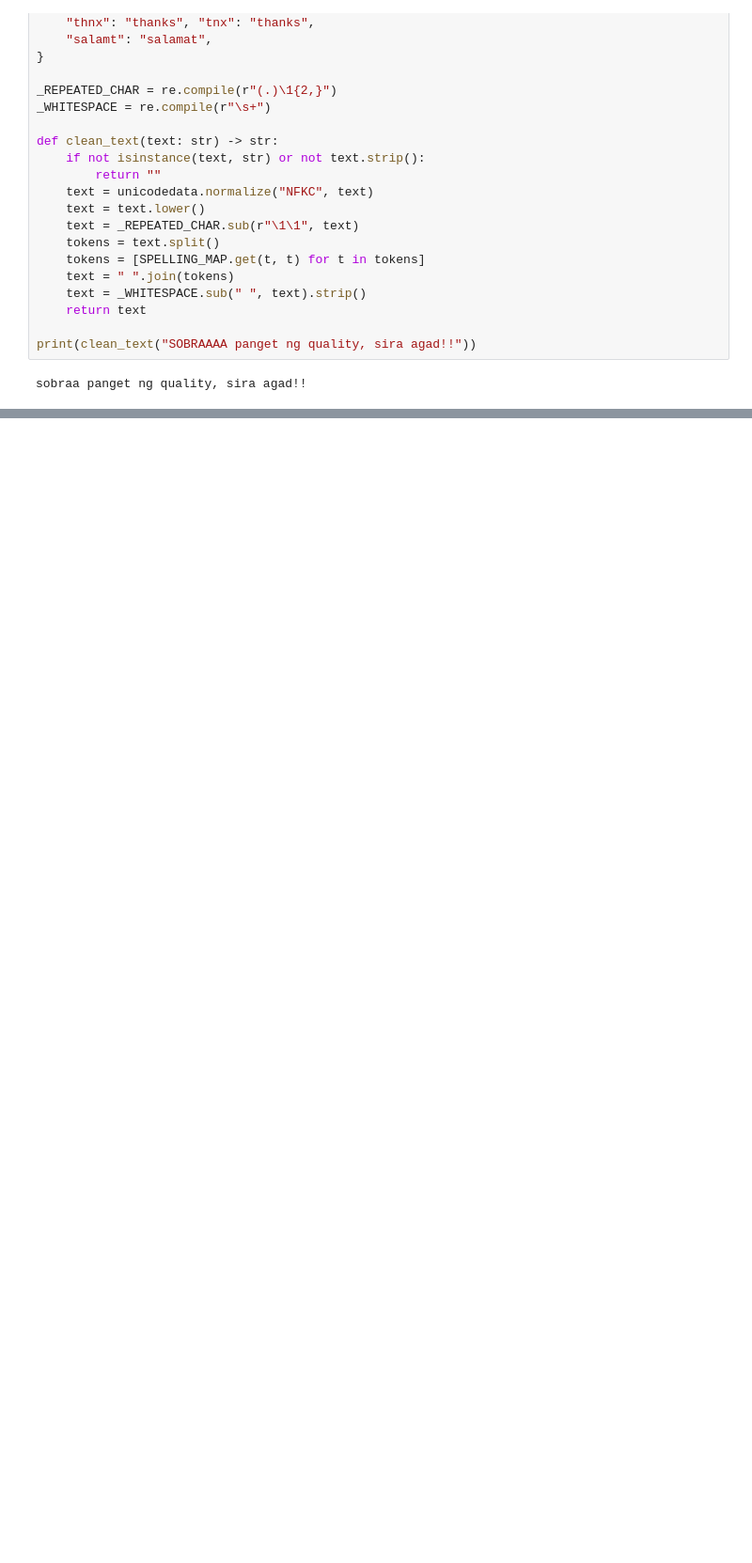
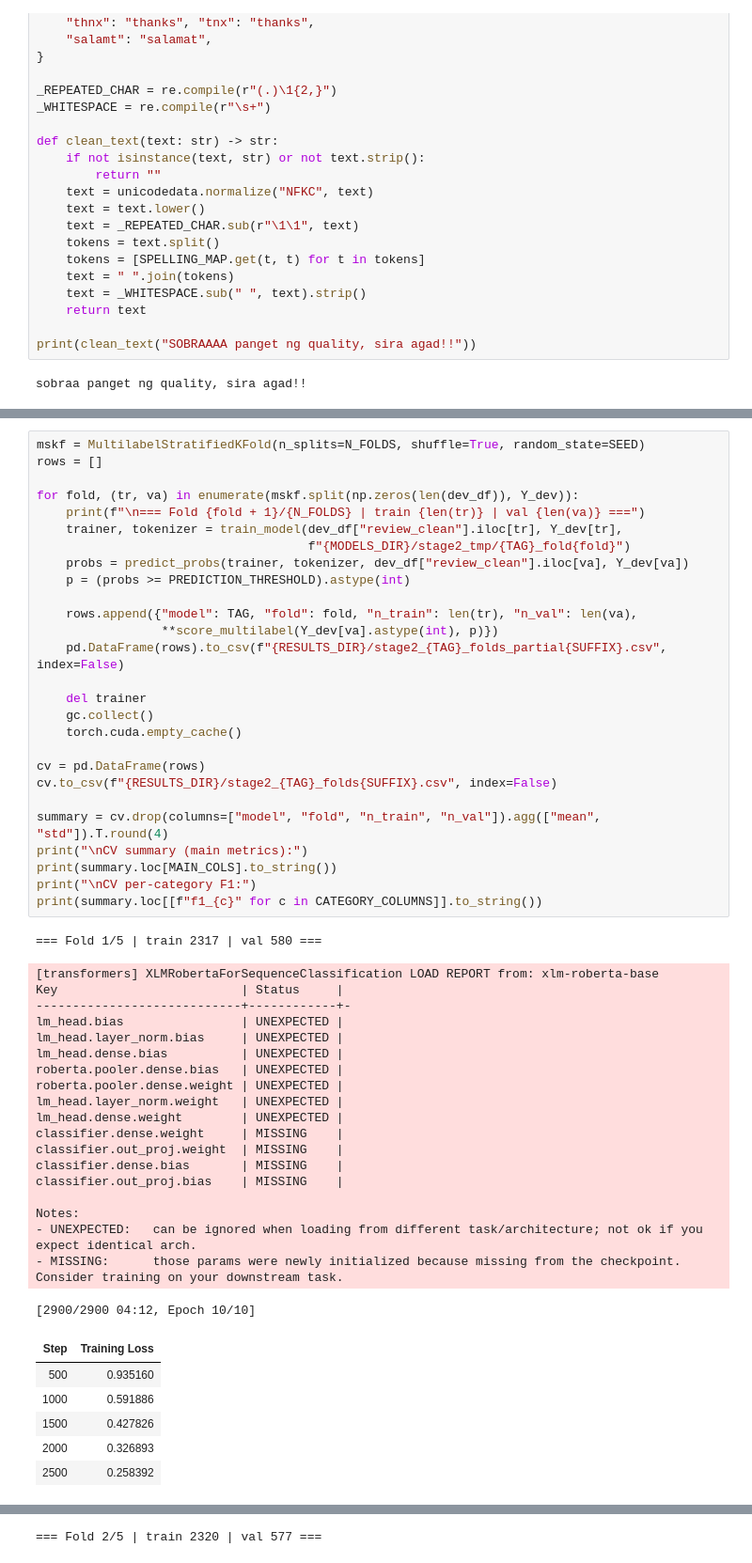
Before and after one commit to jejeyalung/THESIS-QUADB, a Jupyter notebook: notebooks/stage-2-dissatisfaction-classification - XLMR.ipynb, the cells around one changed output, grey strips where cells are left out. Shown at 94% size. Drawn from its saved outputs; the diff is of its cells as text; blank space fills up the shorter version.

```diff
--- a/notebooks/stage-2-dissatisfaction-classification - XLMR.ipynb
+++ b/notebooks/stage-2-dissatisfaction-classification - XLMR.ipynb
@@ -428,0 +302,54 @@ Notes:
+# %%
+mskf = MultilabelStratifiedKFold(n_splits=N_FOLDS, shuffle=True, random_state=SEED)
+rows = []
+
+for fold, (tr, va) in enumerate(mskf.split(np.zeros(len(dev_df)), Y_dev)):
+    print(f"\n=== Fold {fold + 1}/{N_FOLDS} | train {len(tr)} | val {len(va)} ===")
+    trainer, tokenizer = train_model(dev_df["review_clean"].iloc[tr], Y_dev[tr],
+                                     f"{MODELS_DIR}/stage2_tmp/{TAG}_fold{fold}")
+    probs = predict_probs(trainer, tokenizer, dev_df["review_clean"].iloc[va], Y_dev[va])
+    p = (probs >= PREDICTION_THRESHOLD).astype(int)
+
+    rows.append({"model": TAG, "fold": fold, "n_train": len(tr), "n_val": len(va),
+                 **score_multilabel(Y_dev[va].astype(int), p)})
+    pd.DataFrame(rows).to_csv(f"{RESULTS_DIR}/stage2_{TAG}_folds_partial{SUFFIX}.csv", index=False)
+
+    del trainer
+    gc.collect()
+    torch.cuda.empty_cache()
+
+cv = pd.DataFrame(rows)
+cv.to_csv(f"{RESULTS_DIR}/stage2_{TAG}_folds{SUFFIX}.csv", index=False)
+
+summary = cv.drop(columns=["model", "fold", "n_train", "n_val"]).agg(["mean", "std"]).T.round(4)
+print("\nCV summary (main metrics):")
+print(summary.loc[MAIN_COLS].to_string())
+print("\nCV per-category F1:")
+print(summary.loc[[f"f1_{c}" for c in CATEGORY_COLUMNS]].to_string())
+# %% [output]
+=== Fold 1/5 | train 2317 | val 580 ===
+[transformers] XLMRobertaForSequenceClassification LOAD REPORT from: xlm-roberta-base
+Key                         | Status     |
+----------------------------+------------+-
+lm_head.bias                | UNEXPECTED |
+lm_head.layer_norm.bias     | UNEXPECTED |
+lm_head.dense.bias          | UNEXPECTED |
+roberta.pooler.dense.bias   | UNEXPECTED |
+roberta.pooler.dense.weight | UNEXPECTED |
+lm_head.layer_norm.weight   | UNEXPECTED |
+lm_head.dense.weight        | UNEXPECTED |
+classifier.dense.weight     | MISSING    |
+classifier.out_proj.weight  | MISSING    |
+classifier.dense.bias       | MISSING    |
+classifier.out_proj.bias    | MISSING    |
+
+Notes:
+- UNEXPECTED:   can be ignored when loading from different task/architecture; not ok if you expect identical arch.
+- MISSING:      those params were newly initialized because missing from the checkpoint. Consider training on your downstream task.
+[2900/2900 04:12, Epoch 10/10]
+| Step | Training Loss |
+| 500 | 0.935160 |
+| 1000 | 0.591886 |
+| 1500 | 0.427826 |
+| 2000 | 0.326893 |
+| 2500 | 0.258392 |
@@ -428,0 +357 @@ Notes:
+=== Fold 2/5 | train 2320 | val 577 ===
```
Also changed, not shown: parts of 24 cells of this notebook, 19 other files.
